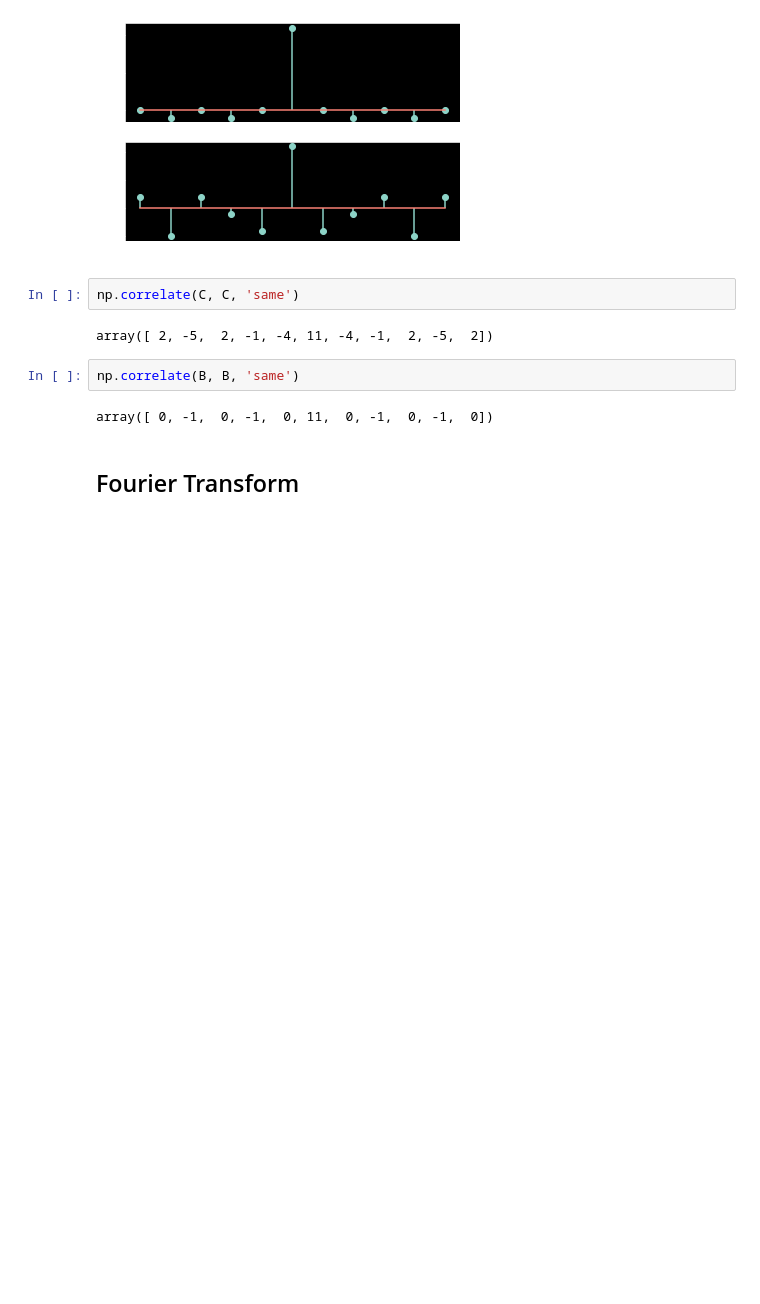
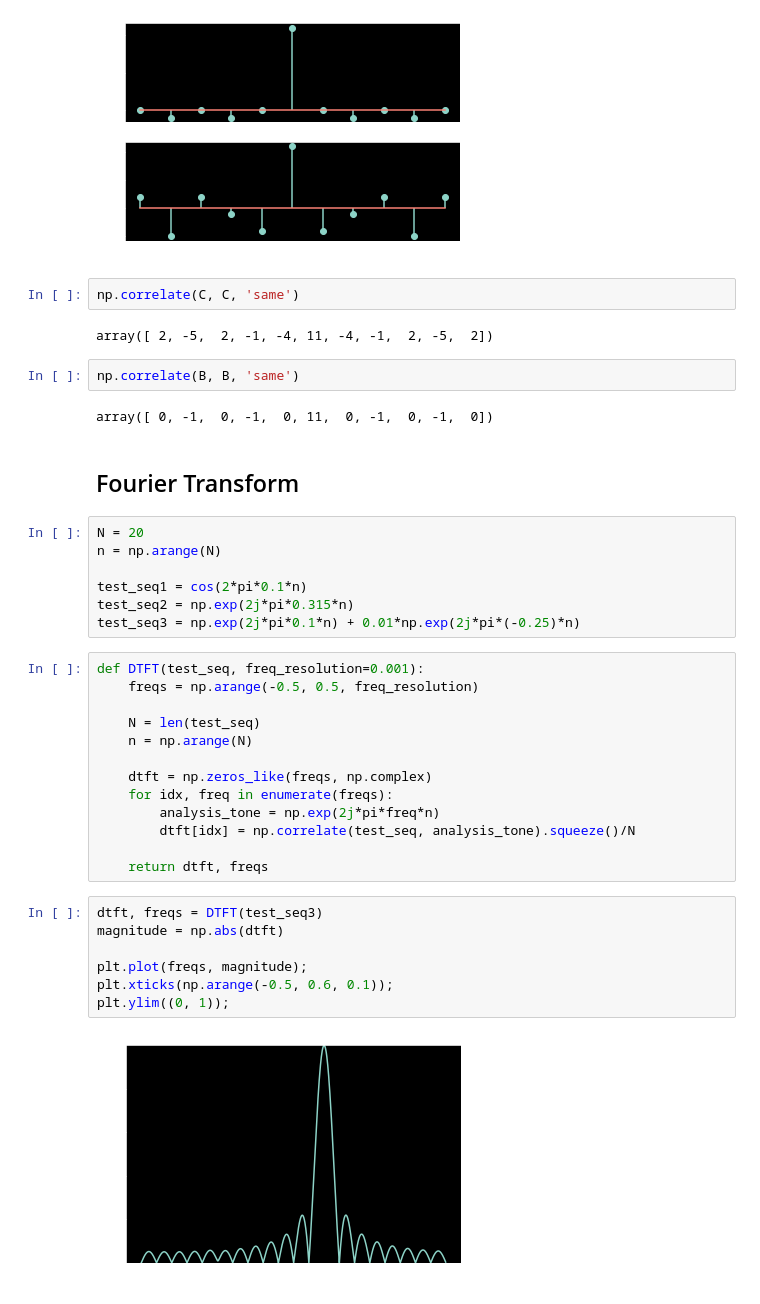
Before and after one commit to mohantyk/srd, a Jupyter notebook: DSP_Chap2.ipynb, the cells around one changed output. Drawn from its saved outputs; the diff is of its cells as text; blank space fills up the shorter version.

Commit message:
Add windowing, DTFT and DFT.

```diff
--- a/DSP_Chap2.ipynb
+++ b/DSP_Chap2.ipynb
@@ -175,3 +178,32 @@ np.correlate(B, B, 'same')
 array([ 0, -1,  0, -1,  0, 11,  0, -1,  0, -1,  0])
 # %% [markdown]
 ## Fourier Transform
+# %%
+N = 20
+n = np.arange(N)
+
+test_seq1 = cos(2*pi*0.1*n)
+test_seq2 = np.exp(2j*pi*0.315*n)
+test_seq3 = np.exp(2j*pi*0.1*n) + 0.01*np.exp(2j*pi*(-0.25)*n)
+# %%
+def DTFT(test_seq, freq_resolution=0.001):
+    freqs = np.arange(-0.5, 0.5, freq_resolution)
+
+    N = len(test_seq)
+    n = np.arange(N)
+
+    dtft = np.zeros_like(freqs, np.complex)
+    for idx, freq in enumerate(freqs):
+        analysis_tone = np.exp(2j*pi*freq*n)
+        dtft[idx] = np.correlate(test_seq, analysis_tone).squeeze()/N
+
+    return dtft, freqs
+# %%
+dtft, freqs = DTFT(test_seq3)
+magnitude = np.abs(dtft)
+
+plt.plot(freqs, magnitude);
+plt.xticks(np.arange(-0.5, 0.6, 0.1));
+plt.ylim((0, 1));
+# %% [output]
+[figure, added]
```
Also changed, not shown: parts of 19 cells of this notebook.
